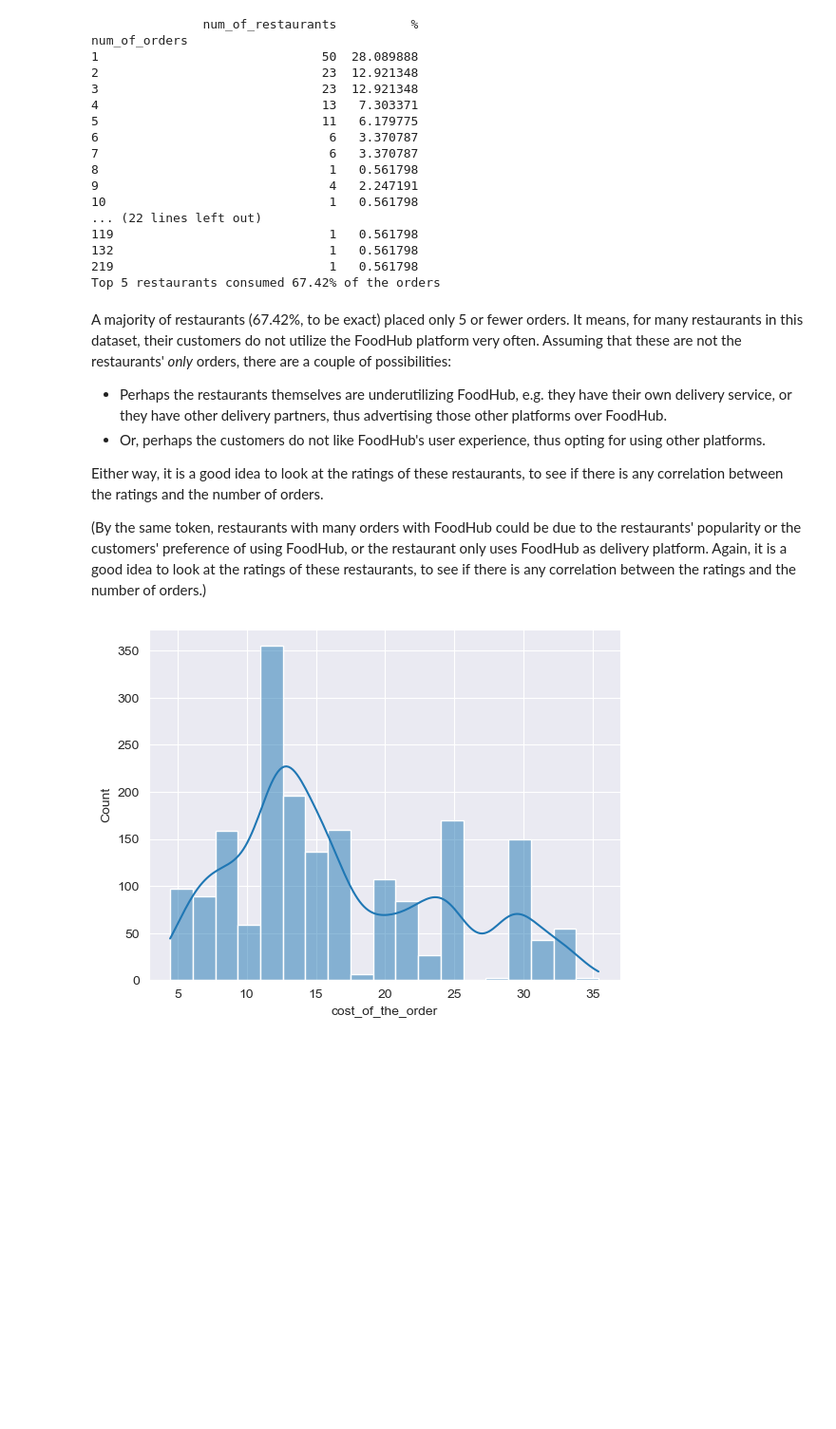
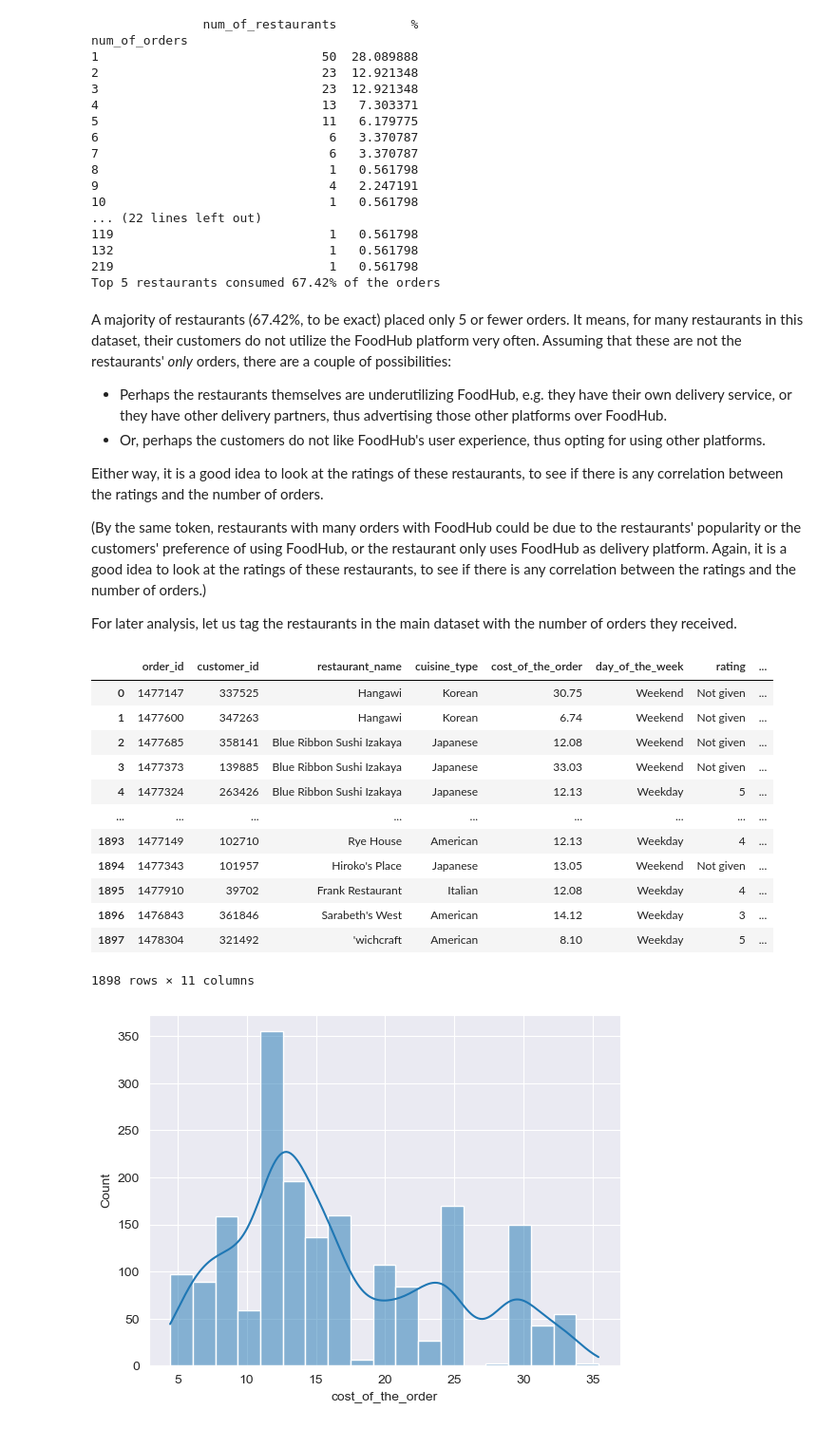
Before and after one commit to tinlong/AIML, a Jupyter notebook: Python Foundations/Project 1/PYF_Project_LearnerNotebook_FullCode.ipynb, the cells around one changed output. Shown at 95% size. Drawn from its saved outputs; the diff is of its cells as text; code cells hidden in the pictures; blank space fills up the shorter version.

Commit message:
WIP: multivariate analysis cont'd

```diff
--- a/Python Foundations/Project 1/PYF_Project_LearnerNotebook_FullCode.ipynb
+++ b/Python Foundations/Project 1/PYF_Project_LearnerNotebook_FullCode.ipynb
@@ -293,6 +288,25 @@ A majority of restaurants (67.42%, to be exact) placed only 5 or fewer orders. I
 Either way, it is a good idea to look at the ratings of these restaurants, to see if there is any correlation between the ratings and the number of orders.
 
 (By the same token, restaurants with many orders with FoodHub could be due to the restaurants' popularity or the customers' preference of using FoodHub, or the restaurant only uses FoodHub as delivery platform. Again, it is a good idea to look at the ratings of these restaurants, to see if there is any correlation between the ratings and the number of orders.)
+
+For later analysis, let us tag the restaurants in the main dataset with the number of orders they received.
+# %%
+df = df.merge(restaurant_orders, left_on='restaurant_name', right_on='restaurant_name')
+df
+# %% [output]
+|  | order_id | customer_id | restaurant_name | cuisine_type | cost_of_the_order | day_of_the_week | rating | ... |
+| 0 | 1477147 | 337525 | Hangawi | Korean | 30.75 | Weekend | Not given | ... |
+| 1 | 1477600 | 347263 | Hangawi | Korean | 6.74 | Weekend | Not given | ... |
+| 2 | 1477685 | 358141 | Blue Ribbon Sushi Izakaya | Japanese | 12.08 | Weekend | Not given | ... |
+| 3 | 1477373 | 139885 | Blue Ribbon Sushi Izakaya | Japanese | 33.03 | Weekend | Not given | ... |
+| 4 | 1477324 | 263426 | Blue Ribbon Sushi Izakaya | Japanese | 12.13 | Weekday | 5 | ... |
+| ... | ... | ... | ... | ... | ... | ... | ... | ... |
+| 1893 | 1477149 | 102710 | Rye House | American | 12.13 | Weekday | 4 | ... |
+| 1894 | 1477343 | 101957 | Hiroko's Place | Japanese | 13.05 | Weekend | Not given | ... |
+| 1895 | 1477910 | 39702 | Frank Restaurant | Italian | 12.08 | Weekday | 4 | ... |
+| 1896 | 1476843 | 361846 | Sarabeth's West | American | 14.12 | Weekday | 3 | ... |
+| 1897 | 1478304 | 321492 | 'wichcraft | American | 8.10 | Weekday | 5 | ... |
+1898 rows × 11 columns
 # %%
 sns.histplot(data=df, x='cost_of_the_order', kde=True)
 plt.show()
```
Also changed, not shown: parts of 5 cells of this notebook.
